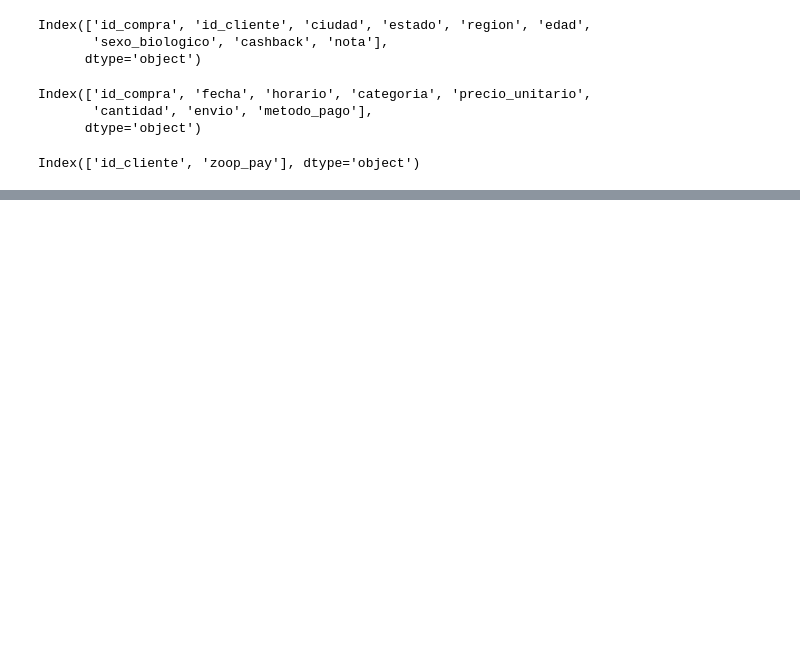
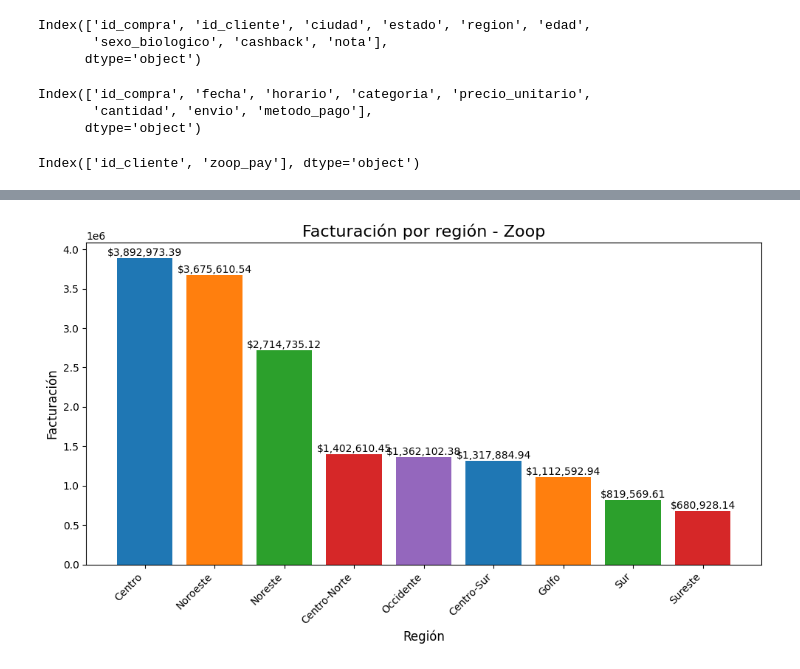
Before and after one commit to Nataliahfk/IA_aplicada_a_ciencia_de_datos, a Jupyter notebook: Manos_a_la_obra_IA.ipynb, the cells around one changed output, grey strips where cells are left out. Cells and saved outputs as stored; diff of their text form; code cells hidden in the pictures; blank space fills up the shorter version.

```diff
--- a/Manos_a_la_obra_IA.ipynb
+++ b/Manos_a_la_obra_IA.ipynb
@@ -94,0 +108,45 @@ df_concatenado.head()
+# %%
+import pandas as pd
+import matplotlib.pyplot as plt
+
+# --- 1️⃣ Calcular facturación ---
+df_concatenado["facturacion"] = (
+    df_concatenado["precio_unitario"] * df_concatenado["cantidad"]
+) + df_concatenado["envio"]
+
+# --- 2️⃣ Agrupar por región ---
+facturacion_region = df_concatenado.groupby("region")["facturacion"].sum().reset_index()
+
+# --- 3️⃣ Ordenar de mayor a menor ---
+facturacion_region = facturacion_region.sort_values(by="facturacion", ascending=False)
+
+# --- 4️⃣ Crear gráfico con colores por defecto ---
+plt.figure(figsize=(10,6))
+barras = plt.bar(
+    facturacion_region["region"],
+    facturacion_region["facturacion"],
+    color=["#1f77b4", "#ff7f0e", "#2ca02c", "#d62728", "#9467bd"]
+    #edgecolor="black"
+)
+
+# --- 5️⃣ Añadir etiquetas de valores ---
+for barra in barras:
+    altura = barra.get_height()
+    plt.text(
+        barra.get_x() + barra.get_width()/2,
+        altura,
+        f"${altura:,.2f}",
+        ha="center", va="bottom", fontsize=10
+    )
+
+# --- 6️⃣ Personalizar ---
+plt.title("Facturación por región - Zoop", fontsize=16)
+plt.xlabel("Región", fontsize=12)
+plt.ylabel("Facturación", fontsize=12)
+plt.xticks(rotation=45, ha="right")
+plt.tight_layout()
+
+# --- 7️⃣ Mostrar ---
+plt.show()
+# %% [output]
+[figure, added]
```
Also changed, not shown: parts of 5 cells of this notebook.
